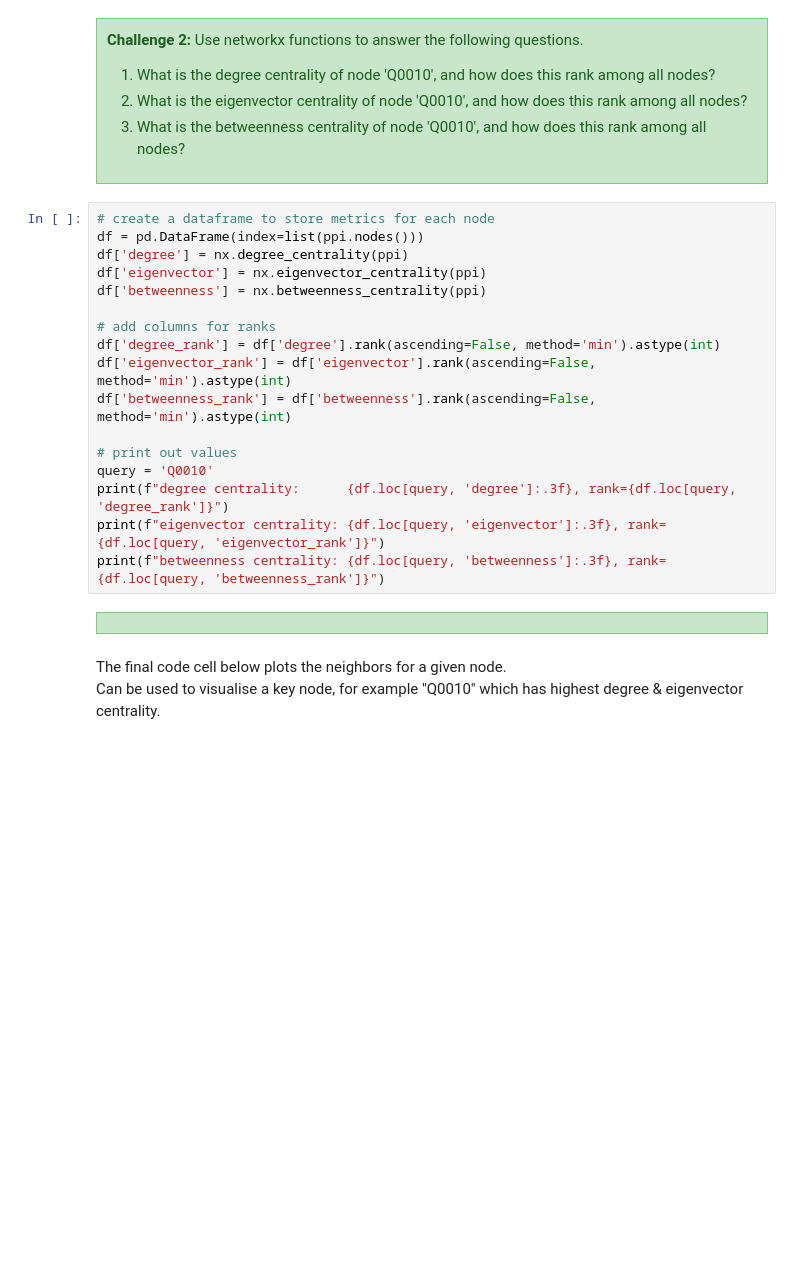
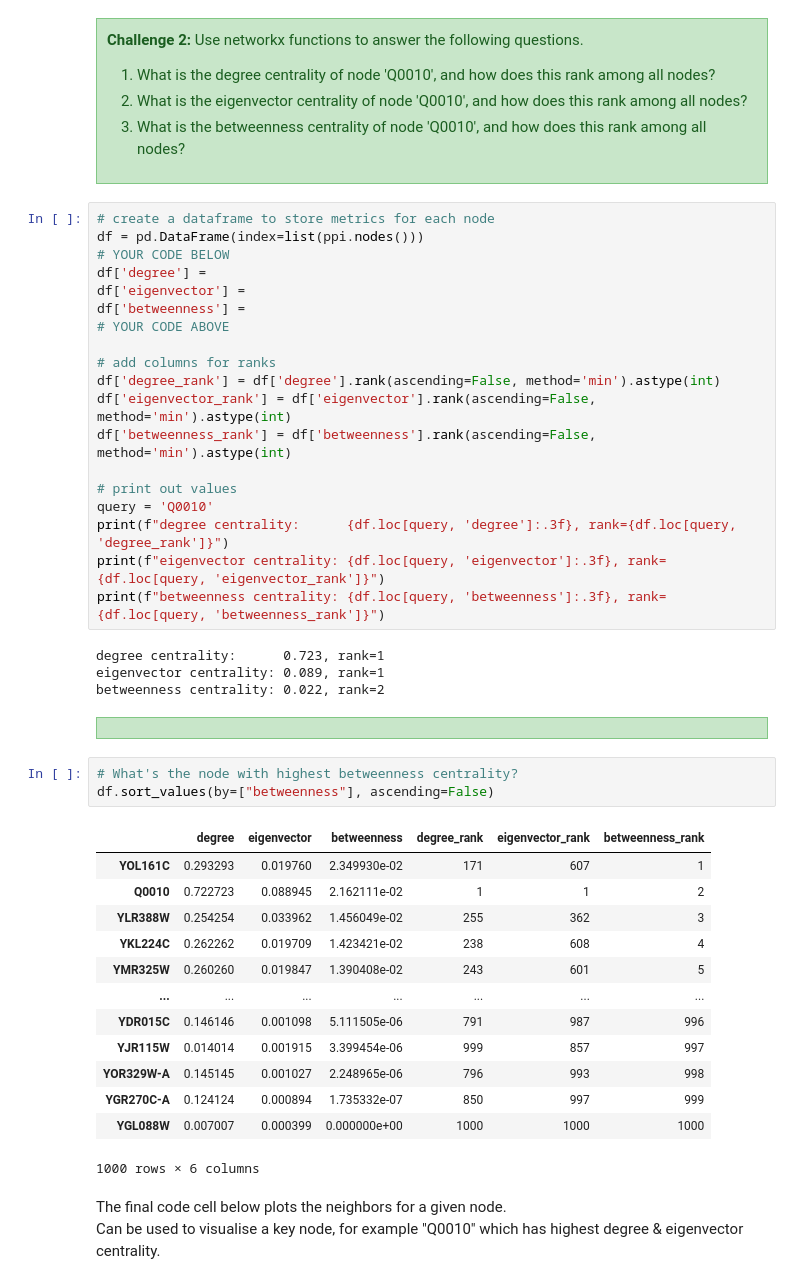
Before and after one commit to melbournebioinformatics/COMP90014_2025, a Jupyter notebook: tutorials/week6/Week_06_Networks.ipynb, the cells around one changed output. Saved outputs shown, nothing was run; the diff lists cells and outputs as text; blank space fills up the shorter version.

```diff
--- a/tutorials/week6/Week_06_Networks.ipynb
+++ b/tutorials/week6/Week_06_Networks.ipynb
@@ -336,9 +444,11 @@ print(f"Number of Components:   {n_comps}")
 # %%
 # create a dataframe to store metrics for each node
 df = pd.DataFrame(index=list(ppi.nodes()))
-df['degree'] = nx.degree_centrality(ppi)
-df['eigenvector'] = nx.eigenvector_centrality(ppi)
-df['betweenness'] = nx.betweenness_centrality(ppi)
+# YOUR CODE BELOW
+df['degree'] =
+df['eigenvector'] =
+df['betweenness'] =
+# YOUR CODE ABOVE
 
 # add columns for ranks
 df['degree_rank'] = df['degree'].rank(ascending=False, method='min').astype(int)
@@ -350,8 +460,29 @@ query = 'Q0010'
 print(f"degree centrality:      {df.loc[query, 'degree']:.3f}, rank={df.loc[query, 'degree_rank']}")
 print(f"eigenvector centrality: {df.loc[query, 'eigenvector']:.3f}, rank={df.loc[query, 'eigenvector_rank']}")
 print(f"betweenness centrality: {df.loc[query, 'betweenness']:.3f}, rank={df.loc[query, 'betweenness_rank']}")
+# %% [output]
+degree centrality:      0.723, rank=1
+eigenvector centrality: 0.089, rank=1
+betweenness centrality: 0.022, rank=2
 # %% [markdown]
 <div style="color: rgb(27,94,32); background: rgb(200,230,201); border: solid 1px rgb(129,199,132); padding: 10px;"></div>
+# %%
+# What's the node with highest betweenness centrality?
+df.sort_values(by=["betweenness"], ascending=False)
+# %% [output]
+|  | degree | eigenvector | betweenness | degree_rank | eigenvector_rank | betweenness_rank |
+| YOL161C | 0.293293 | 0.019760 | 2.349930e-02 | 171 | 607 | 1 |
+| Q0010 | 0.722723 | 0.088945 | 2.162111e-02 | 1 | 1 | 2 |
+| YLR388W | 0.254254 | 0.033962 | 1.456049e-02 | 255 | 362 | 3 |
+| YKL224C | 0.262262 | 0.019709 | 1.423421e-02 | 238 | 608 | 4 |
+| YMR325W | 0.260260 | 0.019847 | 1.390408e-02 | 243 | 601 | 5 |
+| ... | ... | ... | ... | ... | ... | ... |
+| YDR015C | 0.146146 | 0.001098 | 5.111505e-06 | 791 | 987 | 996 |
+| YJR115W | 0.014014 | 0.001915 | 3.399454e-06 | 999 | 857 | 997 |
+| YOR329W-A | 0.145145 | 0.001027 | 2.248965e-06 | 796 | 993 | 998 |
+| YGR270C-A | 0.124124 | 0.000894 | 1.735332e-07 | 850 | 997 | 999 |
+| YGL088W | 0.007007 | 0.000399 | 0.000000e+00 | 1000 | 1000 | 1000 |
+1000 rows × 6 columns
 # %% [markdown]
 The final code cell below plots the neighbors for a given node.<br>
 Can be used to visualise a key node, for example "Q0010" which has highest degree & eigenvector centrality.
```
Also changed, not shown: parts of 25 cells of this notebook.
